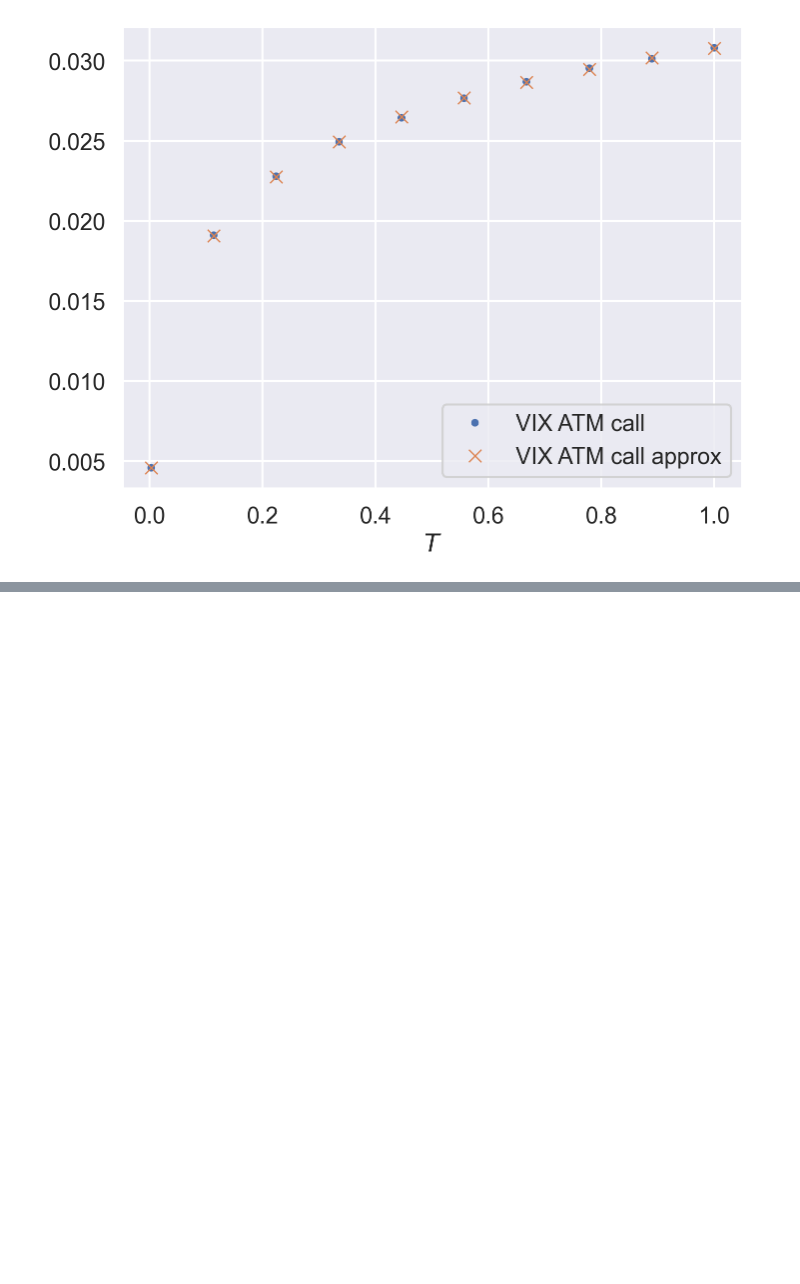
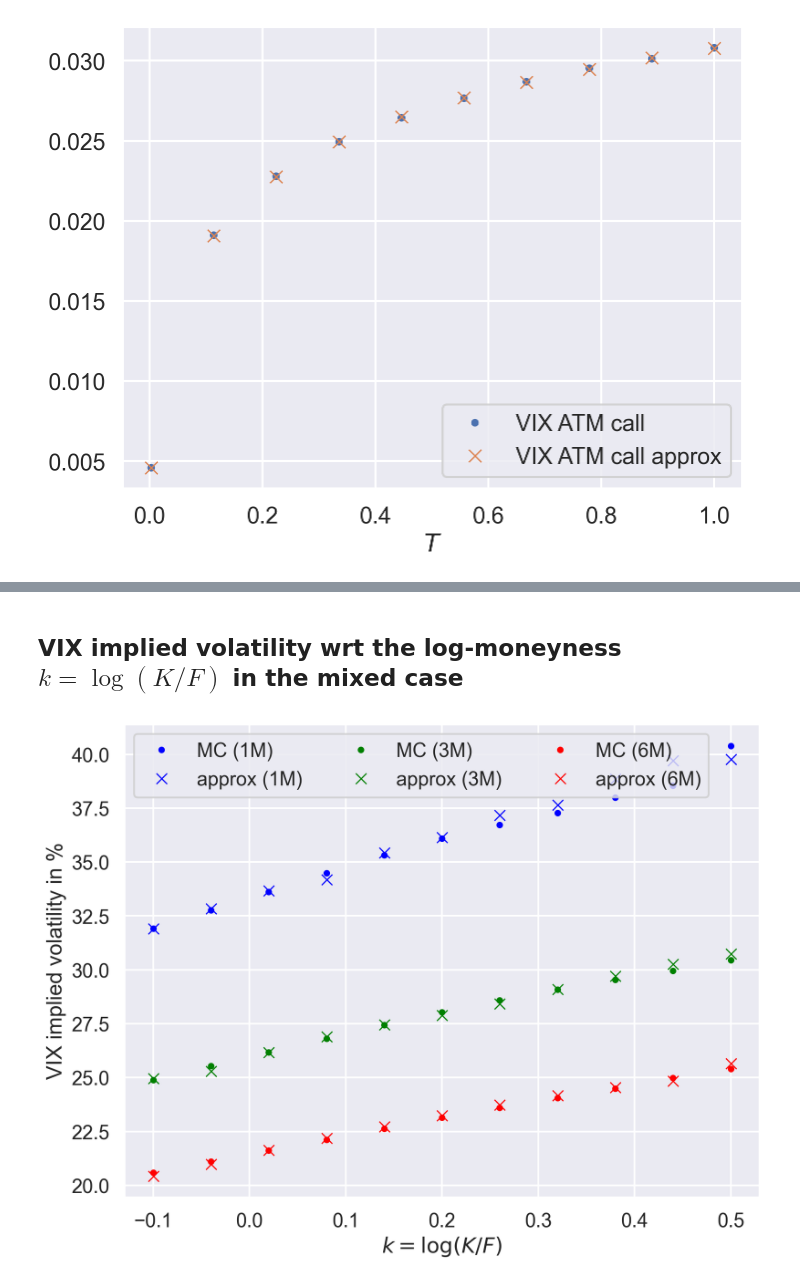
Before and after one commit to fbourgey/rough-bergomi, a Jupyter notebook: vix_weak_approx.ipynb, the cells around one changed output, grey strips where cells are left out. Cells and saved outputs as stored; diff of their text form; code cells hidden in the pictures; blank space fills up the shorter version.

```diff
--- a/vix_weak_approx.ipynb
+++ b/vix_weak_approx.ipynb
@@ -185,0 +243,49 @@ plt.show()
+# %% [markdown]
+## VIX implied volatility wrt the log-moneyness $k = \log(K/F)$ in the mixed case
+# %%
+params = {
+    "s0": 1.0,
+    "xi0": lambda u: np.ones_like(u) * 0.235**2,
+    "rho": -0.7,
+    "H": 0.1,
+    "eta": 1.0,
+}
+
+rbergomi = RoughBergomi(**params)
+
+k = np.linspace(-0.1, 0.5, 11)
+lbd = 0.3
+eta_2 = 0.3
+
+impvol_vix_mixed = {
+    month: rbergomi.implied_vol_vix(
+        lbd=lbd, eta_2=eta_2, k=k, T=T, n_disc=n_disc, n_mc=n_mc, seed=SEED
+    )
+    for month, T in mats.items()
+}
+# %%
+impvol_vix_mixed_approx = {
+    month: rbergomi.implied_vol_vix_approx_mixed(
+        lbd=lbd, eta_2=eta_2, k=k, T=T, order=3, n_quad=80
+    )
+    for month, T in mats.items()
+}
+# %%
+fig, ax = plt.subplots(figsize=(1.2 * 8, 1.2 * 6))
+for i, month in enumerate(mats.keys()):
+    ax.plot(
+        k, 100 * impvol_vix_mixed[month], ".", color=COLORS[i], label=f"MC ({month})"
+    )
+    ax.plot(
+        k,
+        100 * impvol_vix_mixed_approx[month],
+        "x",
+        color=COLORS[i],
+        label=f"approx ({month})",
+    )
+ax.set_xlabel(r"$k=\log(K/F)$")
+ax.set_ylabel("VIX implied volatility in %")
+ax.legend(ncol=3)
+plt.show()
+# %% [output]
+[figure, added]
```
Also changed, not shown: parts of 22 cells of this notebook, 3 other files.
